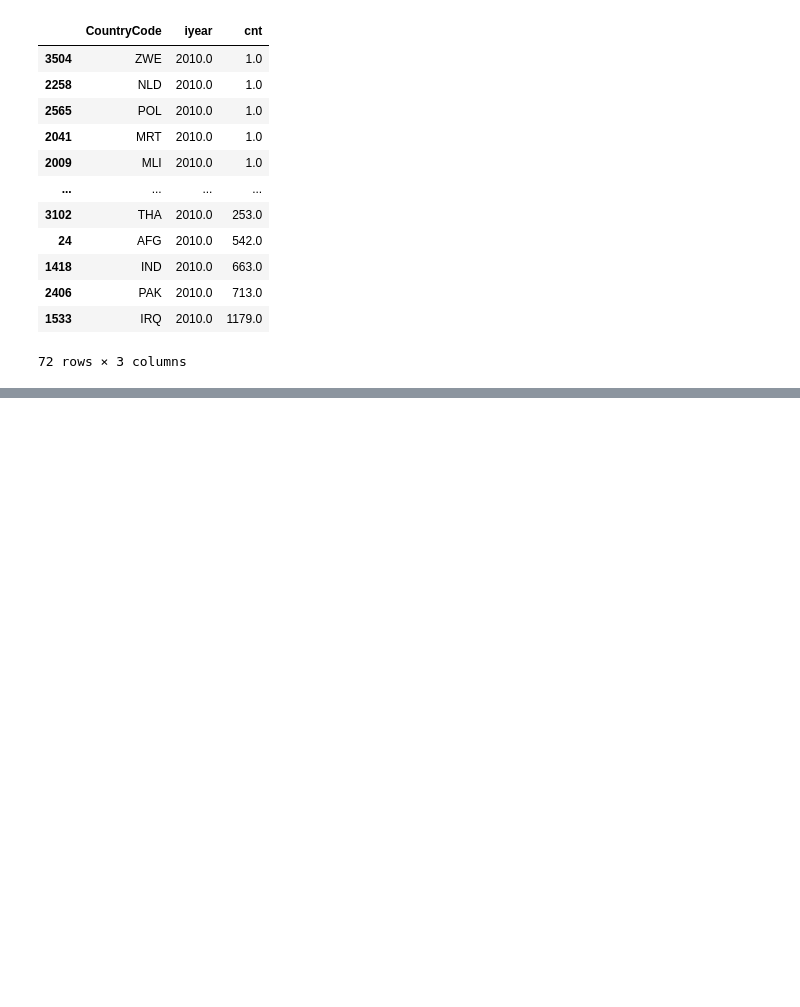
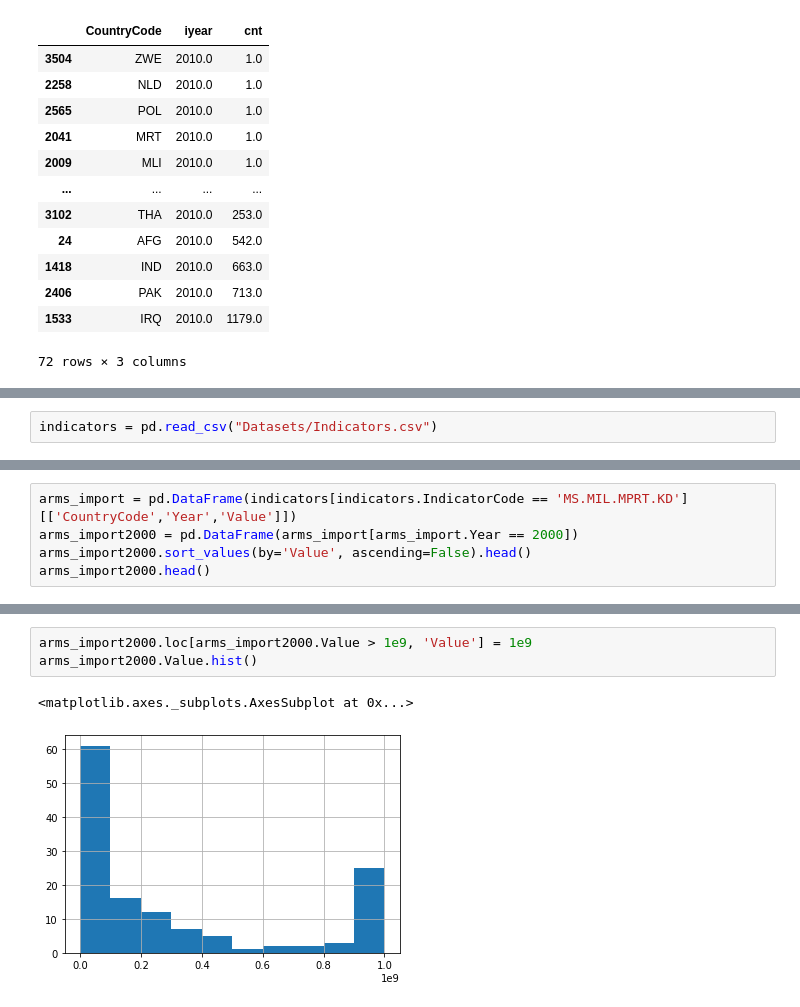
Before and after one commit to AndreaCurtoni/TerrorismDSBA, a Jupyter notebook: starting_analysis/data_exploration_Andrea3.ipynb, the cells around one changed output, grey strips where cells are left out. Drawn from its saved outputs; the diff is of its cells as text; blank space fills up the shorter version.

Commit message:
added visualization for urban pop and arms import

```diff
--- a/starting_analysis/data_exploration_Andrea3.ipynb
+++ b/starting_analysis/data_exploration_Andrea3.ipynb
@@ -330,3 +330,5 @@ from IPython.display import IFrame
 IFrame('plot_data3.html', width=800, height=650)
 # %% [output]
 [interactive output not drawn]
+# %%
+indicators = pd.read_csv("Datasets/Indicators.csv")
@@ -332,0 +393,5 @@ IFrame('plot_data3.html', width=800, height=650)
+# %%
+arms_import = pd.DataFrame(indicators[indicators.IndicatorCode == 'MS.MIL.MPRT.KD'][['CountryCode','Year','Value']])
+arms_import2000 = pd.DataFrame(arms_import[arms_import.Year == 2000])
+arms_import2000.sort_values(by='Value', ascending=False).head()
+arms_import2000.head()
@@ -332,0 +414,6 @@ IFrame('plot_data3.html', width=800, height=650)
+# %%
+arms_import2000.loc[arms_import2000.Value > 1e9, 'Value'] = 1e9
+arms_import2000.Value.hist()
+# %% [output]
+<matplotlib.axes._subplots.AxesSubplot at 0x...>
+[figure, added]
```
Also changed, not shown: parts of 8 cells of this notebook.
